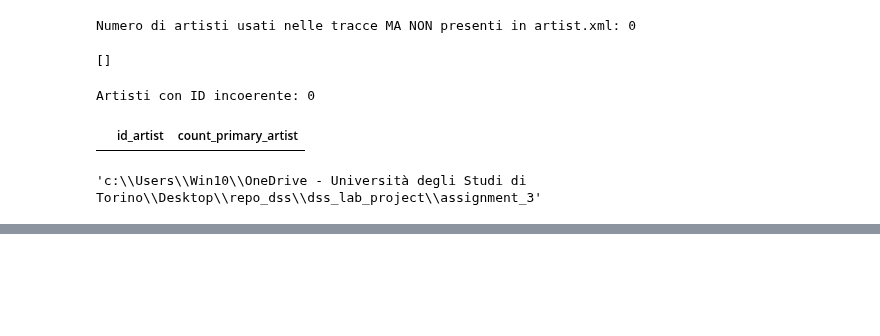
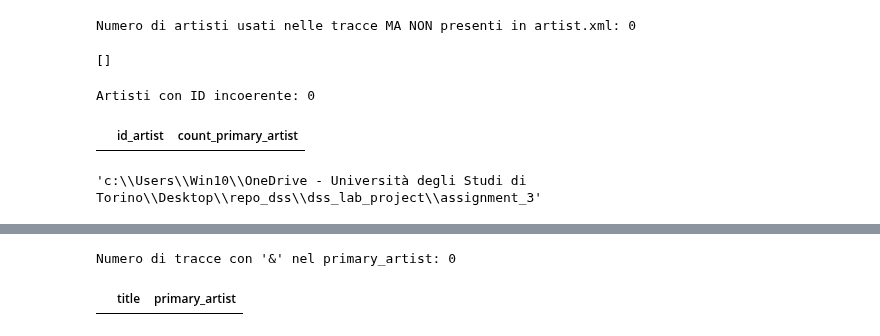
Before and after one commit to ChefBB/dss_lab_project, a Jupyter notebook: assignment_3/prova1.ipynb, the cells around one changed output, grey strips where cells are left out. Saved outputs shown, nothing was run; the diff lists cells and outputs as text; code cells hidden in the pictures; blank space fills up the shorter version.

```diff
--- a/assignment_3/prova1.ipynb
+++ b/assignment_3/prova1.ipynb
@@ -339,0 +377,10 @@ os.getcwd()
+# %%
+primary_with_amp = tracks_df[
+    tracks_df["primary_artist"].astype(str).str.contains("&", na=False)
+]
+
+print("Numero di tracce con '&' nel primary_artist:", len(primary_with_amp))
+primary_with_amp[["title", "primary_artist"]].head(20)
+# %% [output]
+Numero di tracce con '&' nel primary_artist: 0
+|  | title | primary_artist |
```
Also changed, not shown: parts of 2 cells of this notebook, 1 other file.
